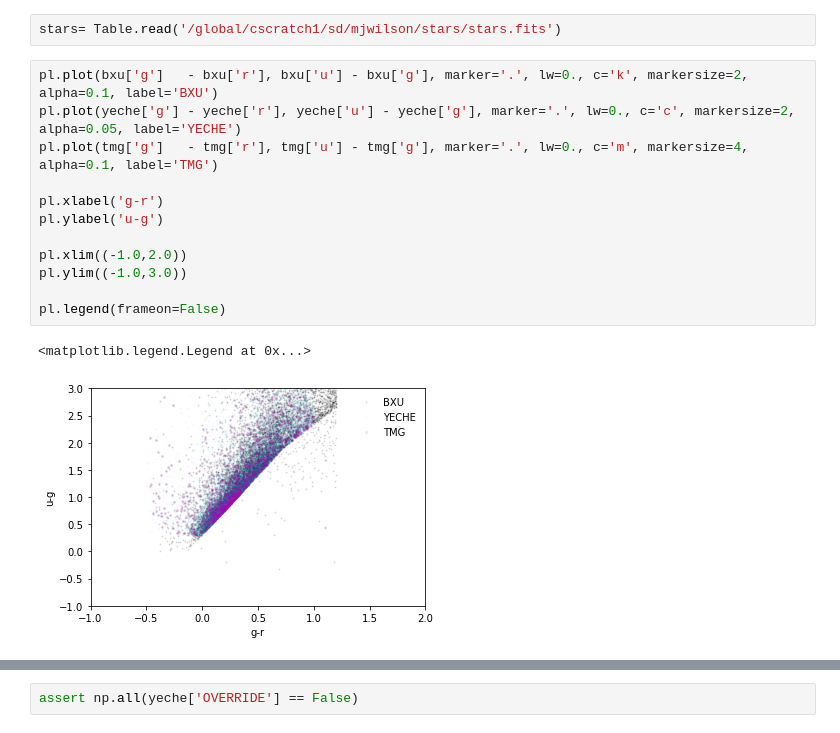
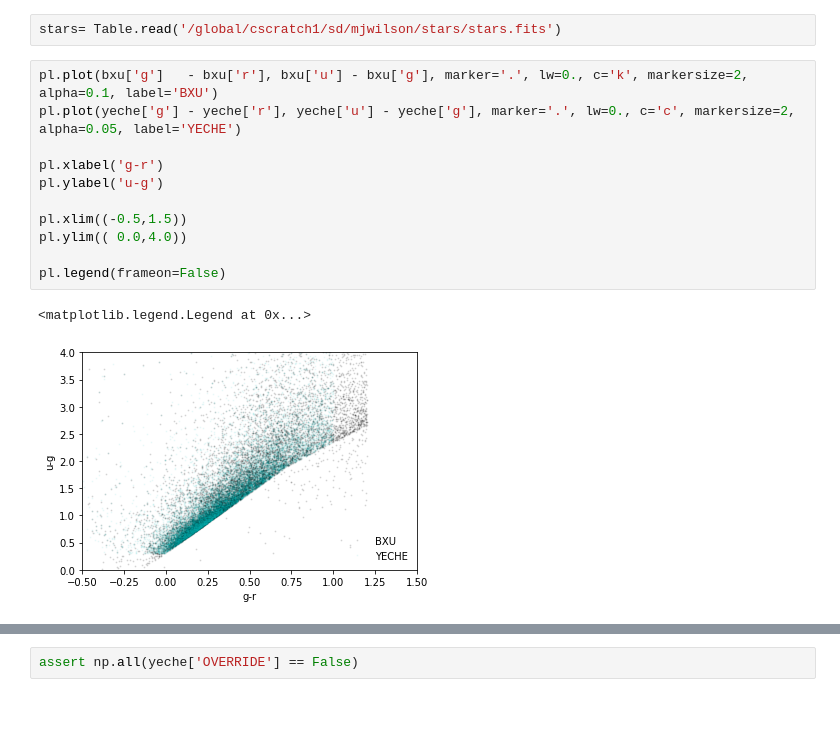
Before and after one commit to michaelJwilson/DESILBG, a Jupyter notebook: gold/yeche.ipynb, the cells around one changed output, grey strips where cells are left out. Drawn from its saved outputs; the diff is of its cells as text.

```diff
--- a/gold/yeche.ipynb
+++ b/gold/yeche.ipynb
@@ -96,15 +100,14 @@ stars= Table.read('/global/cscratch1/sd/mjwilson/stars/stars.fits')
 # %%
 pl.plot(bxu['g']   - bxu['r'], bxu['u'] - bxu['g'], marker='.', lw=0., c='k', markersize=2, alpha=0.1, label='BXU')
 pl.plot(yeche['g'] - yeche['r'], yeche['u'] - yeche['g'], marker='.', lw=0., c='c', markersize=2, alpha=0.05, label='YECHE')
-pl.plot(tmg['g']   - tmg['r'], tmg['u'] - tmg['g'], marker='.', lw=0., c='m', markersize=4, alpha=0.1, label='TMG')
 
 pl.xlabel('g-r')
 pl.ylabel('u-g')
 
-pl.xlim((-1.0,2.0))
-pl.ylim((-1.0,3.0))
+pl.xlim((-0.5,1.5))
+pl.ylim(( 0.0,4.0))
 
 pl.legend(frameon=False)
 # %% [output]
 <matplotlib.legend.Legend at 0x...>
-[figure, old version]
+[figure, new version]
```
Also changed, not shown: parts of 30 cells of this notebook, 1 other file.
